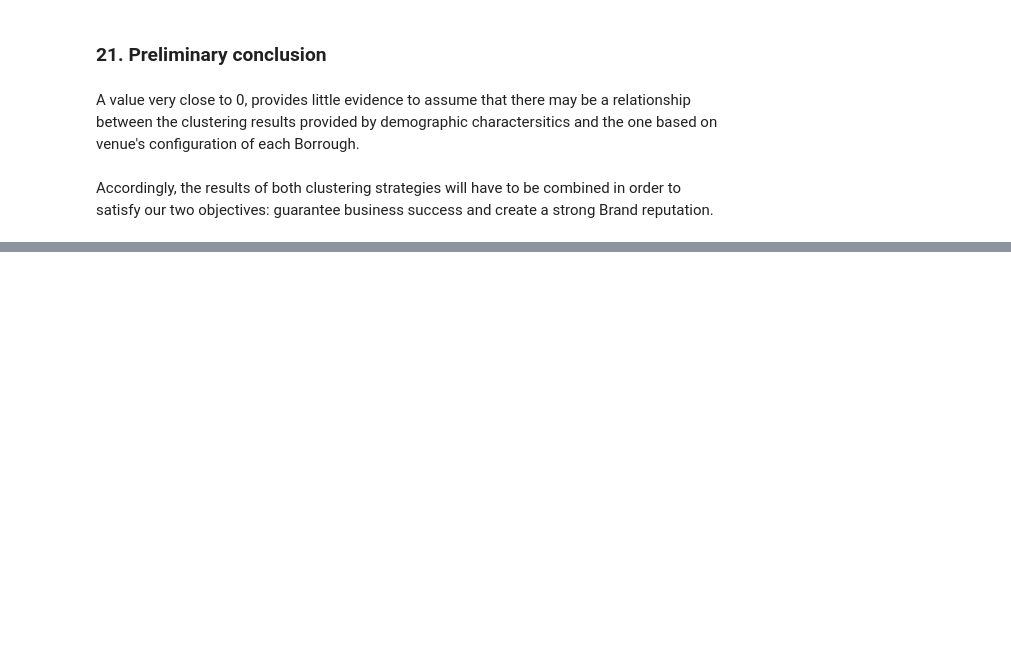
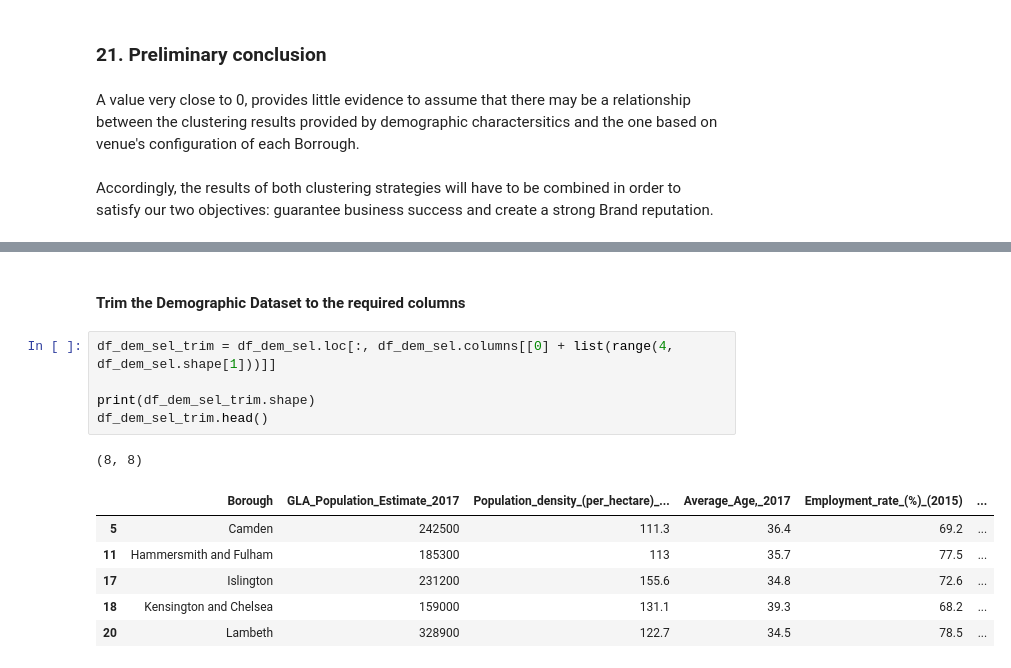
Before and after one commit to tbertoglia-ds/Coursera_Capstone, a Jupyter notebook: London UK Boroughs Clustering 2.ipynb, the cells around one changed output, grey strips where cells are left out. Saved outputs shown, nothing was run; the diff lists cells and outputs as text; blank space fills up the shorter version.

```diff
--- a/London UK Boroughs Clustering 2.ipynb
+++ b/London UK Boroughs Clustering 2.ipynb
@@ -1192,0 +1221,15 @@ Accordingly, the results of both clustering strategies will have to be combined
+# %% [markdown]
+#### Trim the Demographic Dataset to the required columns
+# %%
+df_dem_sel_trim = df_dem_sel.loc[:, df_dem_sel.columns[[0] + list(range(4, df_dem_sel.shape[1]))]]
+
+print(df_dem_sel_trim.shape)
+df_dem_sel_trim.head()
+# %% [output]
+(8, 8)
+|  | Borough | GLA_Population_Estimate_2017 | Population_density_(per_hectare)_... | Average_Age,_2017 | Employment_rate_(%)_(2015) | ... |
+| 5 | Camden | 242500 | 111.3 | 36.4 | 69.2 | ... |
+| 11 | Hammersmith and Fulham | 185300 | 113 | 35.7 | 77.5 | ... |
+| 17 | Islington | 231200 | 155.6 | 34.8 | 72.6 | ... |
+| 18 | Kensington and Chelsea | 159000 | 131.1 | 39.3 | 68.2 | ... |
+| 20 | Lambeth | 328900 | 122.7 | 34.5 | 78.5 | ... |
```
Also changed, not shown: parts of 33 cells of this notebook.
